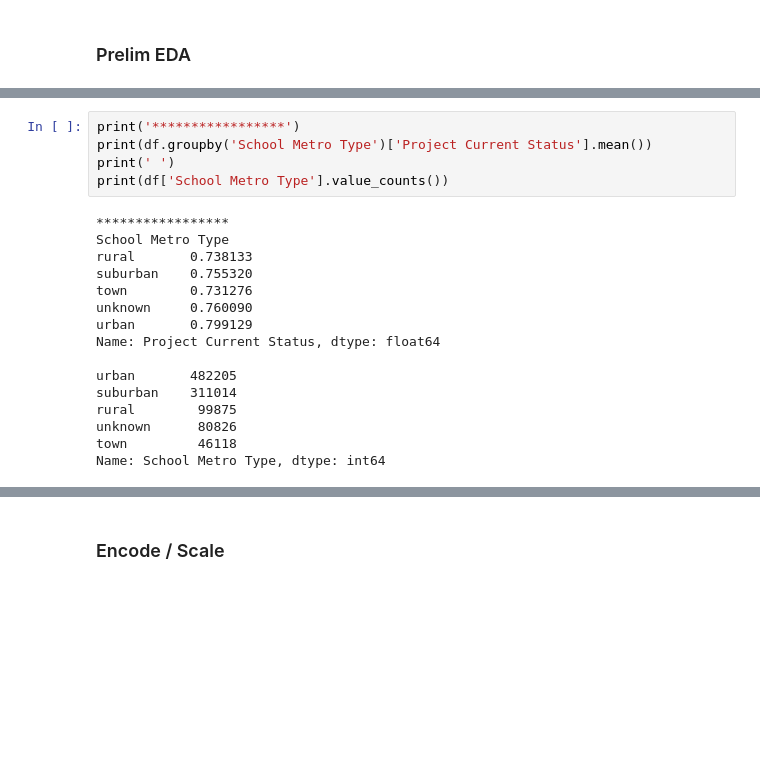
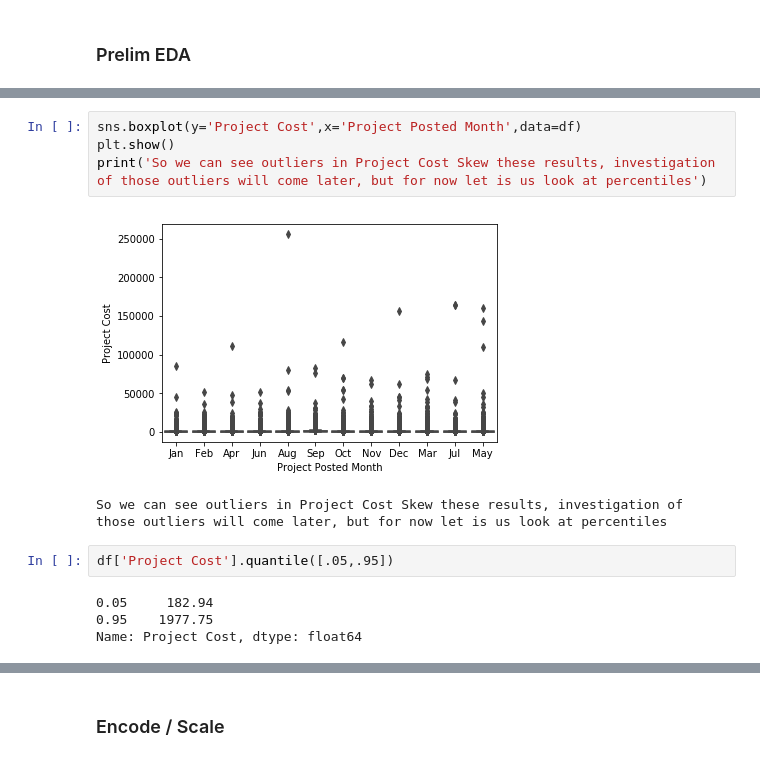
Before and after one commit to Mikhail-Naumov/Donors_Choose, a Jupyter notebook: Donor_Eda.ipynb, the cells around one changed output, grey strips where cells are left out. Drawn from its saved outputs; the diff is of its cells as text; blank space fills up the shorter version.

Commit message:
more info, needs better organization within index & months

```diff
--- a/Donor_Eda.ipynb
+++ b/Donor_Eda.ipynb
@@ -119,21 +52,13 @@ Name: Teacher Prefix, dtype: int64
-# %%
-print('*****************')
-print(df.groupby('School Metro Type')['Project Current Status'].mean())
-print(' ')
-print(df['School Metro Type'].value_counts())
-# %% [output]
-*****************
-School Metro Type
-rural       0.738133
-suburban    0.755320
-town        0.731276
-unknown     0.760090
-urban       0.799129
-Name: Project Current Status, dtype: float64
-
-urban       482205
-suburban    311014
-rural        99875
-unknown      80826
-town         46118
-Name: School Metro Type, dtype: int64
+# %%
+sns.boxplot(y='Project Cost',x='Project Posted Month',data=df)
+plt.show()
+print('So we can see outliers in Project Cost Skew these results, investigation of those outliers will come later, but for now let is us look at percentiles')
+# %% [output]
+[figure, added]
+So we can see outliers in Project Cost Skew these results, investigation of those outliers will come later, but for now let is us look at percentiles
+# %%
+df['Project Cost'].quantile([.05,.95])
+# %% [output]
+0.05     182.94
+0.95    1977.75
+Name: Project Cost, dtype: float64
```
Also changed, not shown: parts of 19 cells of this notebook.
